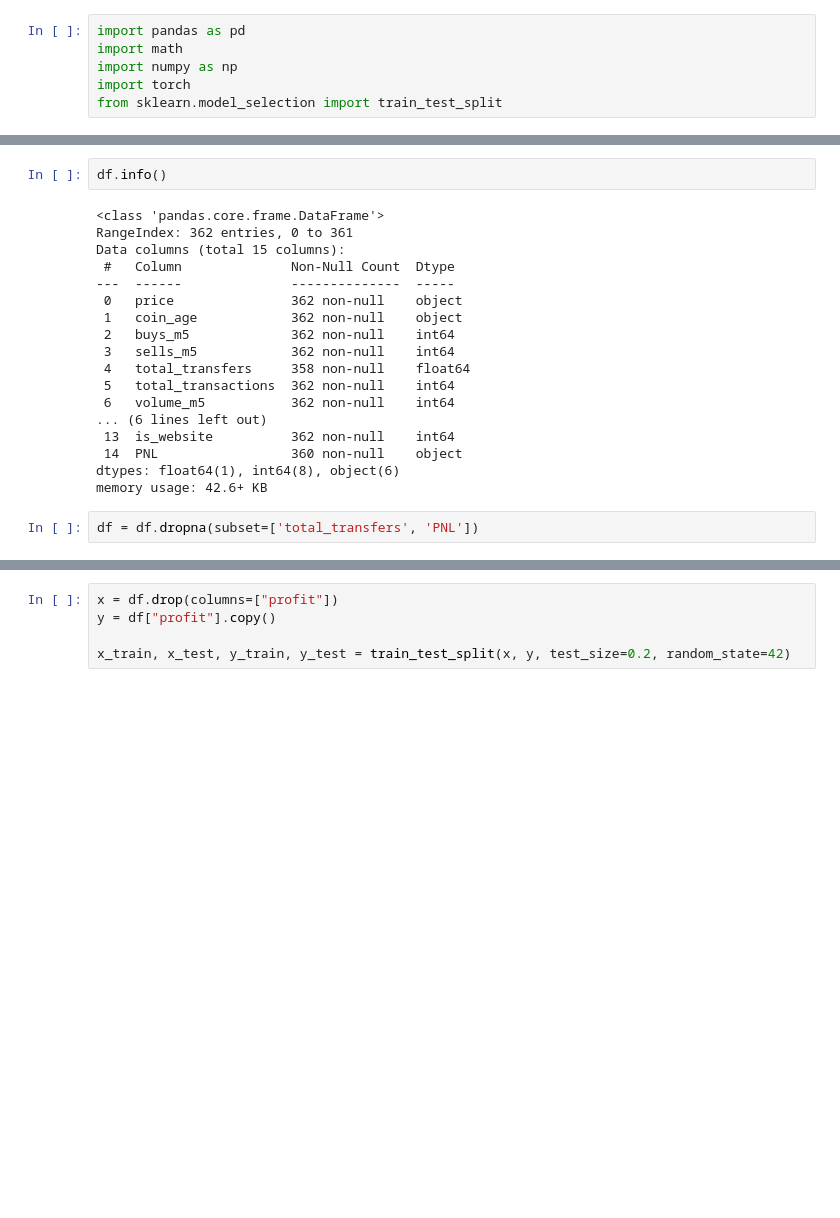
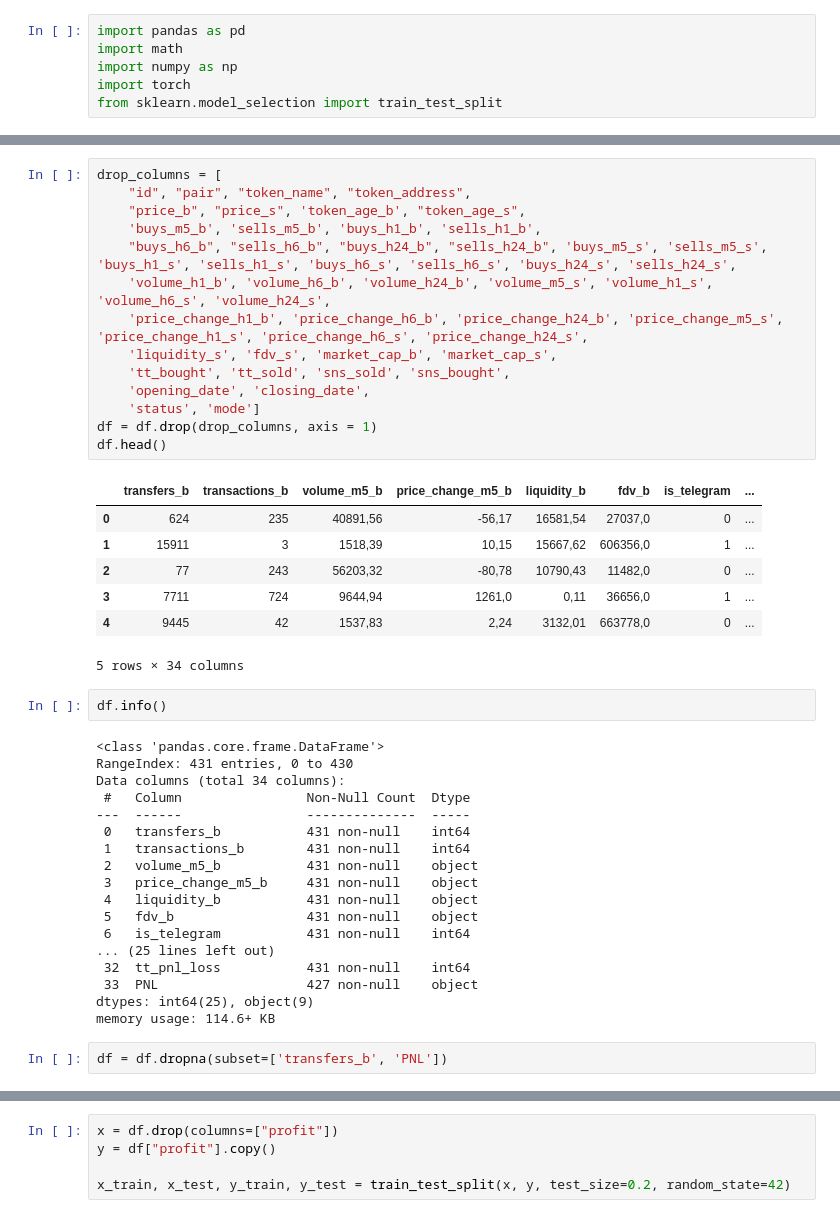
Before and after one commit to khaustova/token_hunter, a Jupyter notebook: research/research.ipynb, the cells around one changed output, grey strips where cells are left out. Drawn from its saved outputs; the diff is of its cells as text; blank space fills up the shorter version.

```diff
--- a/research/research.ipynb
+++ b/research/research.ipynb
@@ -91,22 +47,44 @@ df
+# %%
+drop_columns = [
+    "id", "pair", "token_name", "token_address",
+    "price_b", "price_s", 'token_age_b', "token_age_s",
+    'buys_m5_b', 'sells_m5_b', 'buys_h1_b', 'sells_h1_b',
+    "buys_h6_b", "sells_h6_b", "buys_h24_b", "sells_h24_b", 'buys_m5_s', 'sells_m5_s', 'buys_h1_s', 'sells_h1_s', 'buys_h6_s', 'sells_h6_s', 'buys_h24_s', 'sells_h24_s',
+    'volume_h1_b', 'volume_h6_b', 'volume_h24_b', 'volume_m5_s', 'volume_h1_s', 'volume_h6_s', 'volume_h24_s',
+    'price_change_h1_b', 'price_change_h6_b', 'price_change_h24_b', 'price_change_m5_s', 'price_change_h1_s', 'price_change_h6_s', 'price_change_h24_s',
+    'liquidity_s', 'fdv_s', 'market_cap_b', 'market_cap_s',
+    'tt_bought', 'tt_sold', 'sns_sold', 'sns_bought',
+    'opening_date', 'closing_date',
+    'status', 'mode']
+df = df.drop(drop_columns, axis = 1)
+df.head()
+# %% [output]
+|  | transfers_b | transactions_b | volume_m5_b | price_change_m5_b | liquidity_b | fdv_b | is_telegram | ... |
+| 0 | 624 | 235 | 40891,56 | -56,17 | 16581,54 | 27037,0 | 0 | ... |
+| 1 | 15911 | 3 | 1518,39 | 10,15 | 15667,62 | 606356,0 | 1 | ... |
+| 2 | 77 | 243 | 56203,32 | -80,78 | 10790,43 | 11482,0 | 0 | ... |
+| 3 | 7711 | 724 | 9644,94 | 1261,0 | 0,11 | 36656,0 | 1 | ... |
+| 4 | 9445 | 42 | 1537,83 | 2,24 | 3132,01 | 663778,0 | 0 | ... |
+5 rows × 34 columns
 # %%
 df.info()
 # %% [output]
 <class 'pandas.core.frame.DataFrame'>
-RangeIndex: 362 entries, 0 to 361
-Data columns (total 15 columns):
- #   Column              Non-Null Count  Dtype
----  ------              --------------  -----
- 0   price               362 non-null    object
- 1   coin_age            362 non-null    object
- 2   buys_m5             362 non-null    int64
- 3   sells_m5            362 non-null    int64
- 4   total_transfers     358 non-null    float64
- 5   total_transactions  362 non-null    int64
- 6   volume_m5           362 non-null    int64
-... (6 lines left out)
- 13  is_website          362 non-null    int64
- 14  PNL                 360 non-null    object
-dtypes: float64(1), int64(8), object(6)
-memory usage: 42.6+ KB
+RangeIndex: 431 entries, 0 to 430
+Data columns (total 34 columns):
+ #   Column                Non-Null Count  Dtype
+---  ------                --------------  -----
+ 0   transfers_b           431 non-null    int64
+ 1   transactions_b        431 non-null    int64
+ 2   volume_m5_b           431 non-null    object
+ 3   price_change_m5_b     431 non-null    object
+ 4   liquidity_b           431 non-null    object
+ 5   fdv_b                 431 non-null    object
+ 6   is_telegram           431 non-null    int64
+... (25 lines left out)
+ 32  tt_pnl_loss           431 non-null    int64
+ 33  PNL                   427 non-null    object
+dtypes: int64(25), object(9)
+memory usage: 114.6+ KB
 # %%
-df = df.dropna(subset=['total_transfers', 'PNL'])
+df = df.dropna(subset=['transfers_b', 'PNL'])
```
Also changed, not shown: parts of 16 cells of this notebook, 10 other files.
